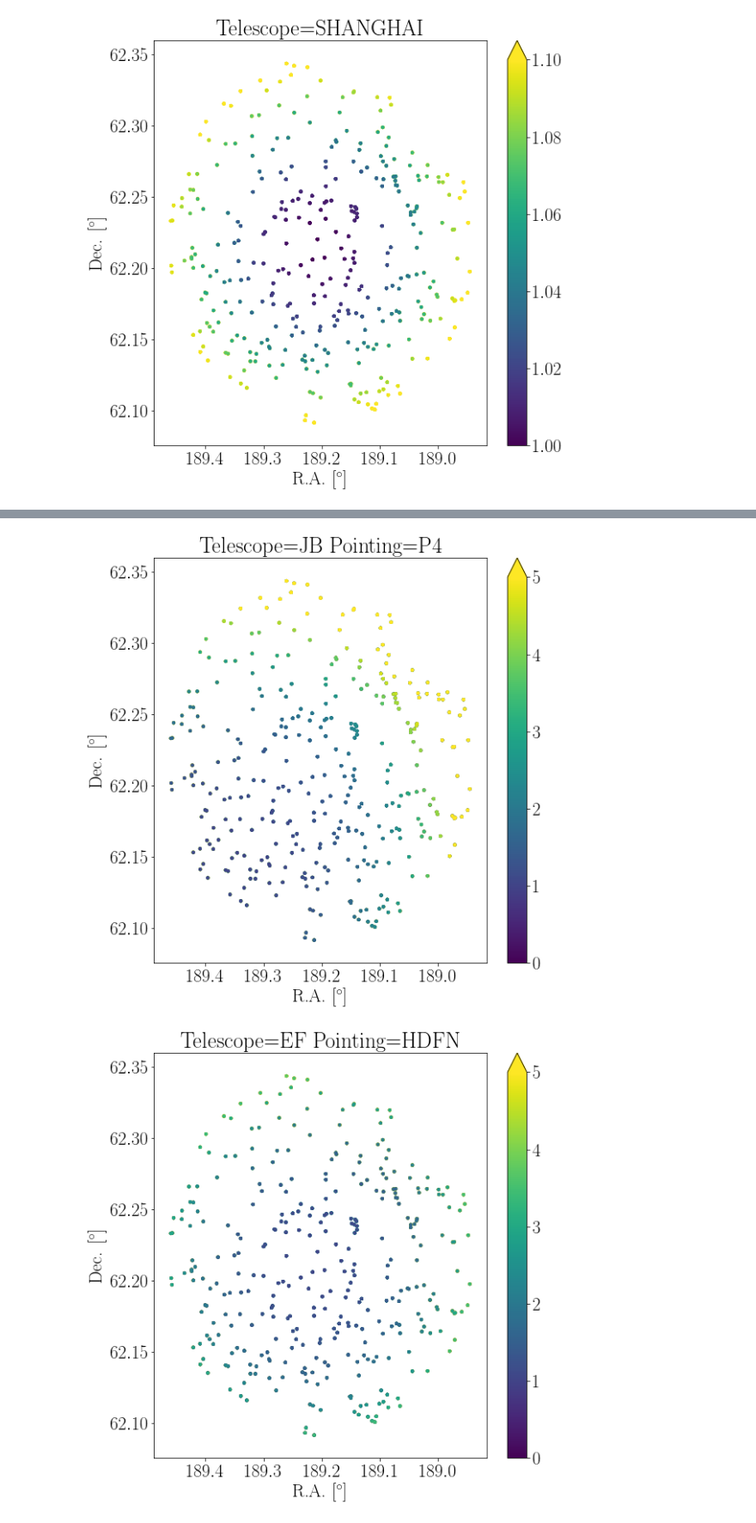
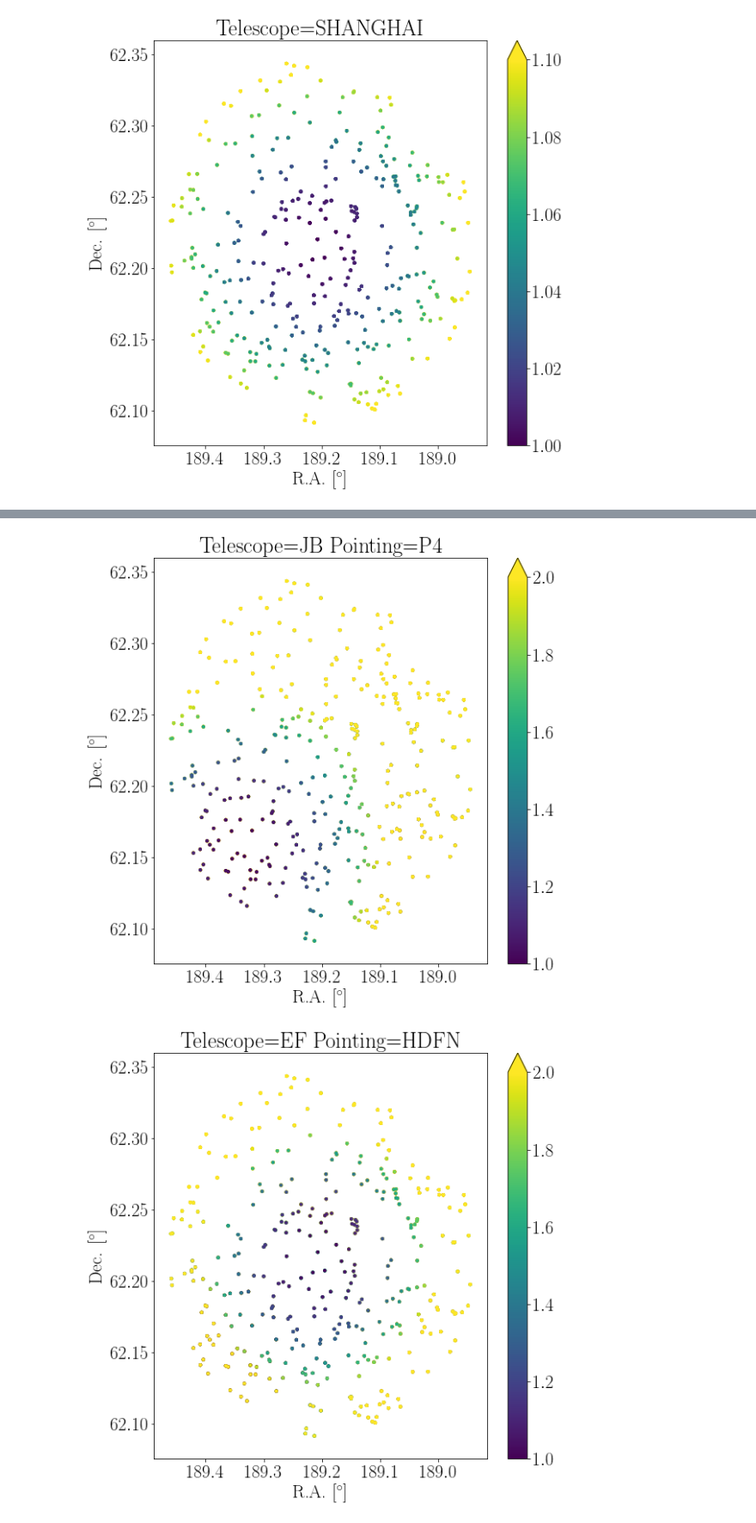
Before and after one commit to jradcliffe5/EVN_pbcor, a Jupyter notebook: Sanity_checks/PB_error_scalings.ipynb, the cells around one changed output, grey strips where cells are left out. Shown at 86% size. Saved outputs shown, nothing was run; the diff lists cells and outputs as text; code cells hidden in the pictures.

```diff
--- a/Sanity_checks/PB_error_scalings.ipynb
+++ b/Sanity_checks/PB_error_scalings.ipynb
@@ -110,7 +107,7 @@ for j in Pointing:
                     HDFC0153outside_corr = HDFC0153outside_corr + [x[i][3]]
         fig, ax = plt.subplots()
         plt.gca().invert_xaxis()
-        scat = ax.scatter(RA, Dec, c=telescope_corr, s=10,vmin=0, vmax=5)
+        scat = ax.scatter(RA, Dec, c=telescope_corr, s=10,vmin=1, vmax=2)
         plt.title(r'Telescope=%s Pointing=%s' % (telescope_name[k],j))
         plt.colorbar(scat,extend='max')
         plt.xlabel(r'R.A. [$^\circ$]')
@@ -128,2 +125,2 @@ for j in Pointing:
-[figure, old version]
+[figure, new version]
-[figure, old version]
+[figure, new version]
```
Also changed, not shown: parts of 9 cells of this notebook, 30 other files.
